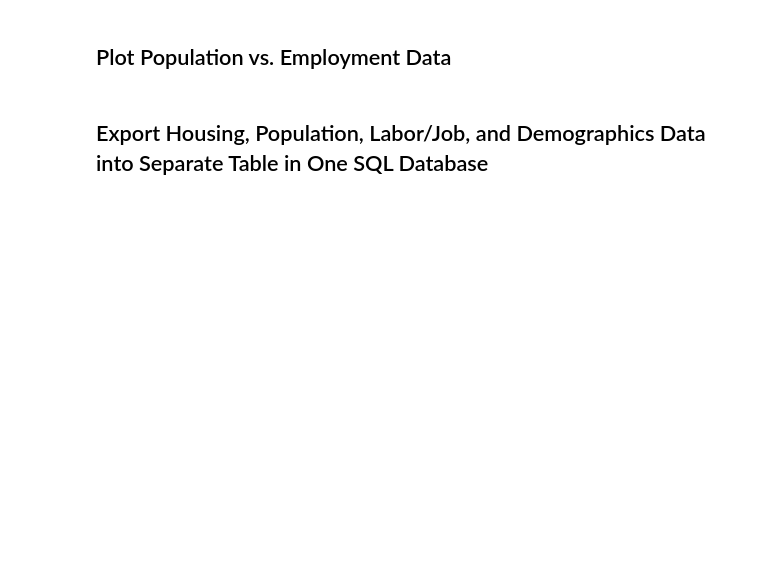
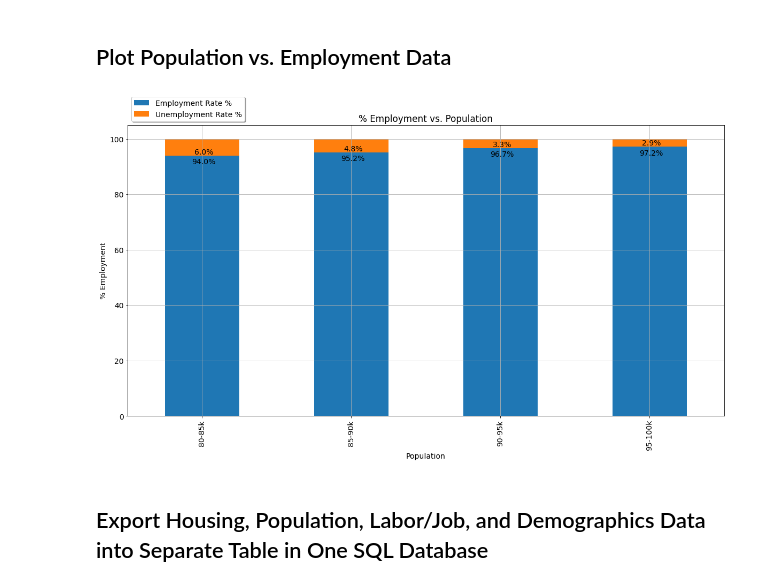
Before and after one commit to ybacoder/project-1, a Jupyter notebook: project_1.ipynb, the cells around one changed output. Saved outputs shown, nothing was run; the diff lists cells and outputs as text; code cells hidden in the pictures; blank space fills up the shorter version.

```diff
--- a/project_1.ipynb
+++ b/project_1.ipynb
@@ -1607,4 +1622,48 @@ race_demo_percent
 # %% [markdown]
 ## Plot Population vs. Employment Data
+# %%
+# x = pd.cut(x=df["Test Score"], bins=[0, 60, 70, 80, 90, 100],
+#        right=False,
+#        labels=["F", "D", "C", "B", "A"]
+# )
+
+austin_data_bin = pd.cut(x=austin_data["Population"],
+                         bins=[800000, 850000, 900000, 950000, 1000000],
+                         labels=["80-85k", "85-90k", "90-95k", "95-100k"])
+austin_data_bin
+austin_data = austin_data.assign(pop_bin=austin_data_bin)
+austin_data_group = austin_data.groupby("pop_bin")
+austin_data_group_mean = austin_data_group["Employment Rate %", "Unemployment Rate %"].mean()
+austin_data_group_mean
+
+austin_data_group_mean.plot(kind="bar", stacked=True)
+plt.title("% Employment vs. Population")
+plt.ylabel("% Employment")
+plt.xlabel("Population")
+plt.grid()
+plt.legend(
+    loc="lower left",
+    bbox_to_anchor=(0, 1.0),
+    shadow=True,
+)
+for i in range(len(austin_data_group_mean)):
+    plt.text(
+        i-.07,
+        austin_data_group_mean.iloc[i][0]-3,
+        f"{austin_data_group_mean.iloc[i][0]:.1f}%"
+    )
+    plt.text(
+        i-.05,
+        austin_data_group_mean.iloc[i][0]+0.5,
+        f"{austin_data_group_mean.iloc[i][1]:.1f}%"
+    )
+
+# Save the figure
+# plt.savefig("SocialGrowth.png")
+
+# Show plot
+plt.show()
+# %% [output]
+[figure, added]
 # %% [markdown]
 ## Export Housing, Population, Labor/Job, and Demographics Data into Separate Table in One SQL Database
```
Also changed, not shown: parts of 2 cells of this notebook.
